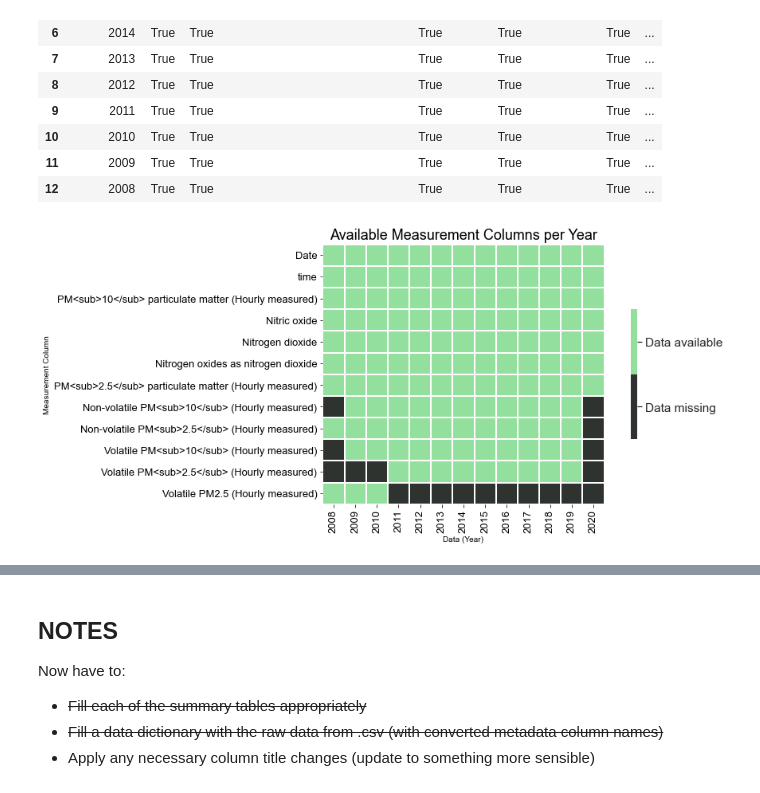
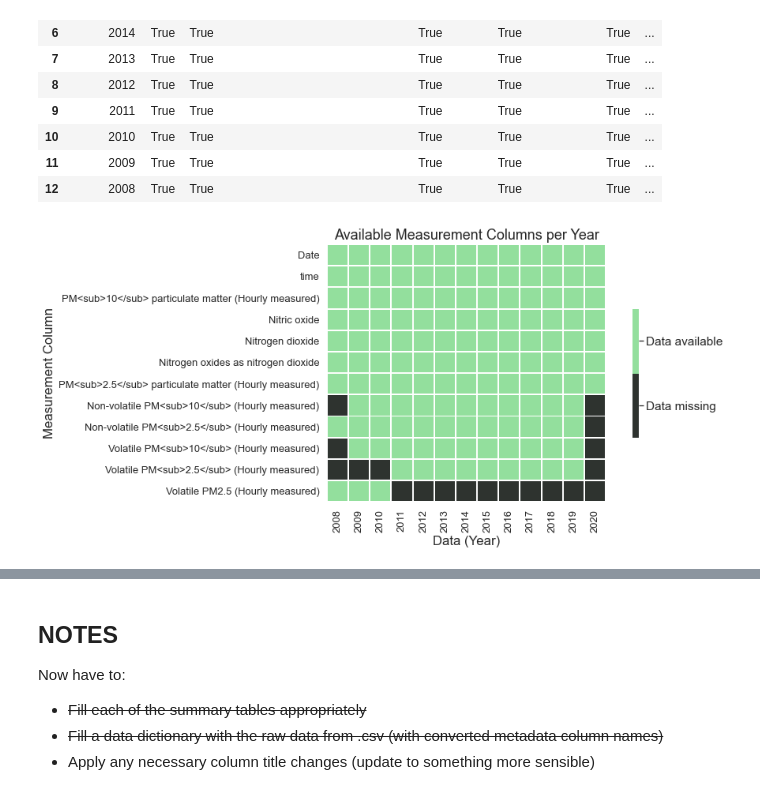
Before and after one commit to Simon-Lee-UK/air-pollution, a Jupyter notebook: analysis/1_0_initial_data_read.ipynb, the cells around one changed output, grey strips where cells are left out. Drawn from its saved outputs; the diff is of its cells as text; code cells hidden in the pictures.

```diff
--- a/analysis/1_0_initial_data_read.ipynb
+++ b/analysis/1_0_initial_data_read.ipynb
@@ -41,6 +41,8 @@ import altair as alt
 import seaborn as sns
 from tqdm import tqdm
 
+sns.set(font_scale=1.4)  # default text size
+
 repo_root = Path.cwd().resolve().parent
 
 sys.path.append(str(repo_root))
@@ -234,22 +236,21 @@ m_plot_df = m_plot_df.transpose()
 # %%
 binary_colours = ["#2E332F", "#93DF9D"]
 custom_cmap = LinearSegmentedColormap.from_list(
     "Custom", binary_colours, len(binary_colours)
 )
 
 
 fig, ax = plt.subplots(figsize=(12, 6))
-sns.set_theme(font_scale=1.4)  # default text size
 ax.tick_params(axis="both", labelsize=13)
 sns.heatmap(
     m_plot_df, cmap=custom_cmap, square=True, linewidths=1, cbar_kws={"shrink": 0.5}
 )
 ax.set_title("Available Measurement Columns per Year", fontsize=18)
 colorbar = ax.collections[0].colorbar
 colorbar.set_ticks([0.25, 0.75])
 colorbar.set_ticklabels(["Data missing", "Data available"])
 # %% [output]
-[figure, old version]
+[figure, new version]
 # %%
 status_summary
 # %% [output]
```
Also changed, not shown: parts of 1 cell of this notebook.
